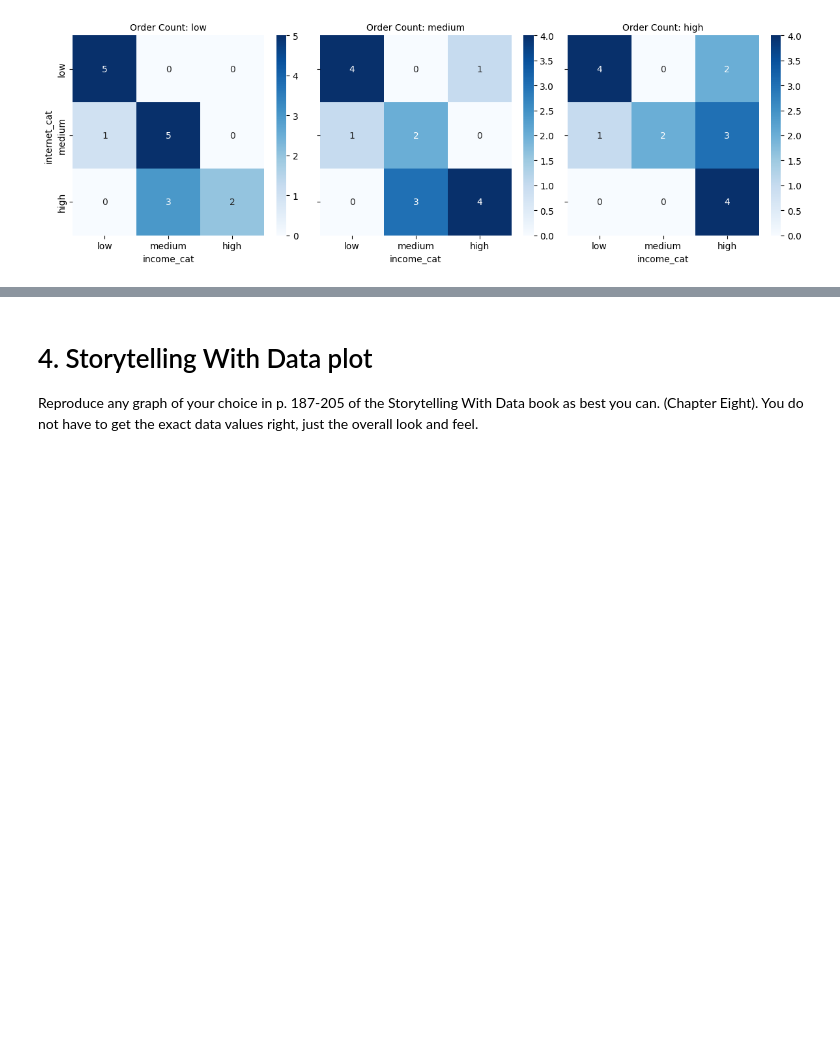
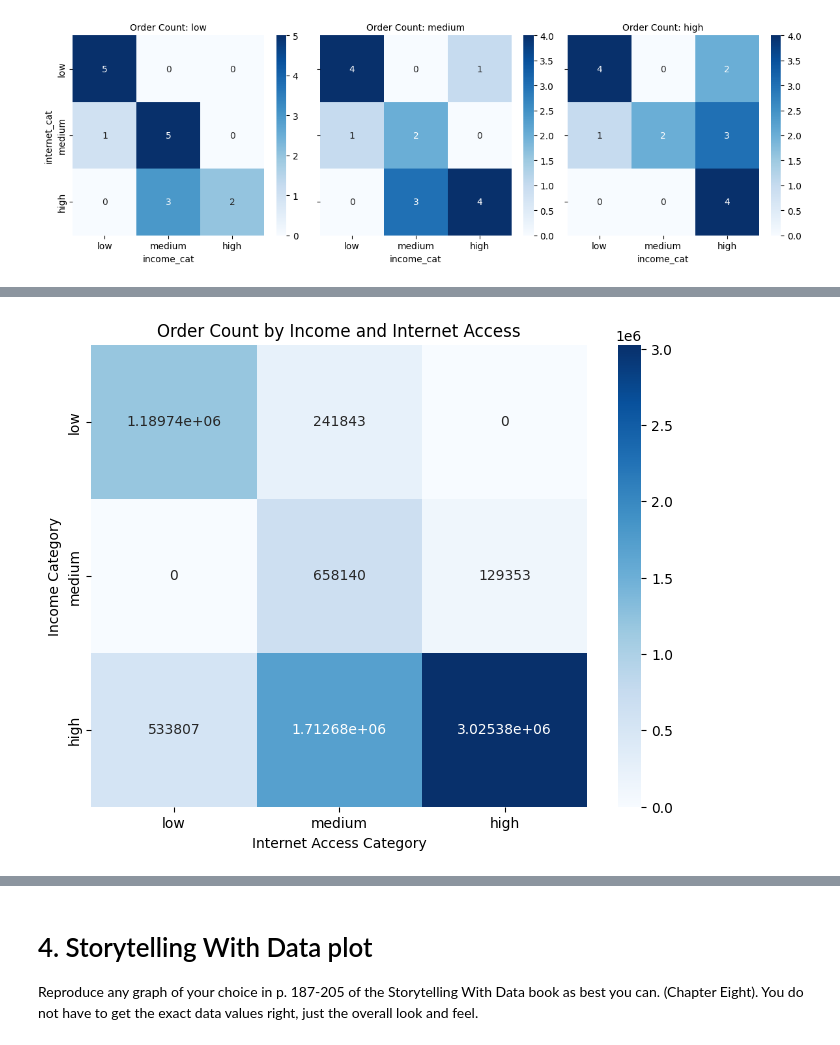
Before and after one commit to Haleymussary00/Module-B-semester-2, a Jupyter notebook: Week12.ipynb, the cells around one changed output, grey strips where cells are left out. Saved outputs shown, nothing was run; the diff lists cells and outputs as text; code cells hidden in the pictures; blank space fills up the shorter version.

```diff
--- a/Week12.ipynb
+++ b/Week12.ipynb
@@ -633,0 +640,19 @@ plt.show()
+# %%
+labels = ['low', 'medium', 'high']
+cat_type = pd.CategoricalDtype(categories=labels, ordered=True)
+
+df_copy = full_merged_df.copy()
+
+df_copy['income_cat'] = pd.qcut(df_copy['median_household_income'], q=3, labels=labels).astype(cat_type)
+df_copy['internet_cat'] = pd.qcut(df_copy['internet_access'], q=3, labels=labels).astype(cat_type)
+
+# order_count may need duplicates='drop' if not enough unique values
+df_copy['order_cat'] = pd.qcut(df_copy['order_count'], q=3, labels=labels, duplicates='drop').astype(cat_type)
+# %%
+pivot = df_copy.pivot_table(
+    index='income_cat',
+    columns='internet_cat',
+    values='order_count',
+    aggfunc='sum'
+)
+pivot
@@ -633,0 +665,14 @@ plt.show()
+# %%
+import seaborn as sns
+import matplotlib.pyplot as plt
+
+plt.figure(figsize=(8,6))
+ax = sns.heatmap(pivot, cmap="Blues", annot=True, fmt='g')
+
+ax.set_title("Order Count by Income and Internet Access")
+ax.set_xlabel("Internet Access Category")
+ax.set_ylabel("Income Category")
+
+plt.show()
+# %% [output]
+[figure, added]
```
Also changed, not shown: parts of 26 cells of this notebook.
